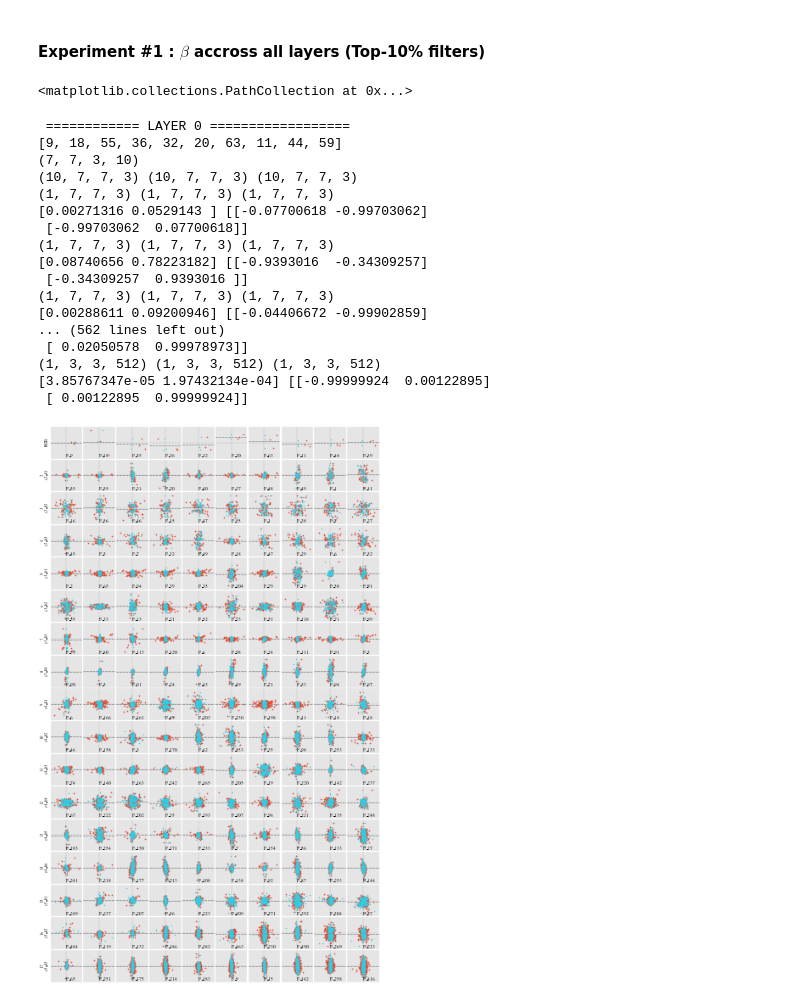
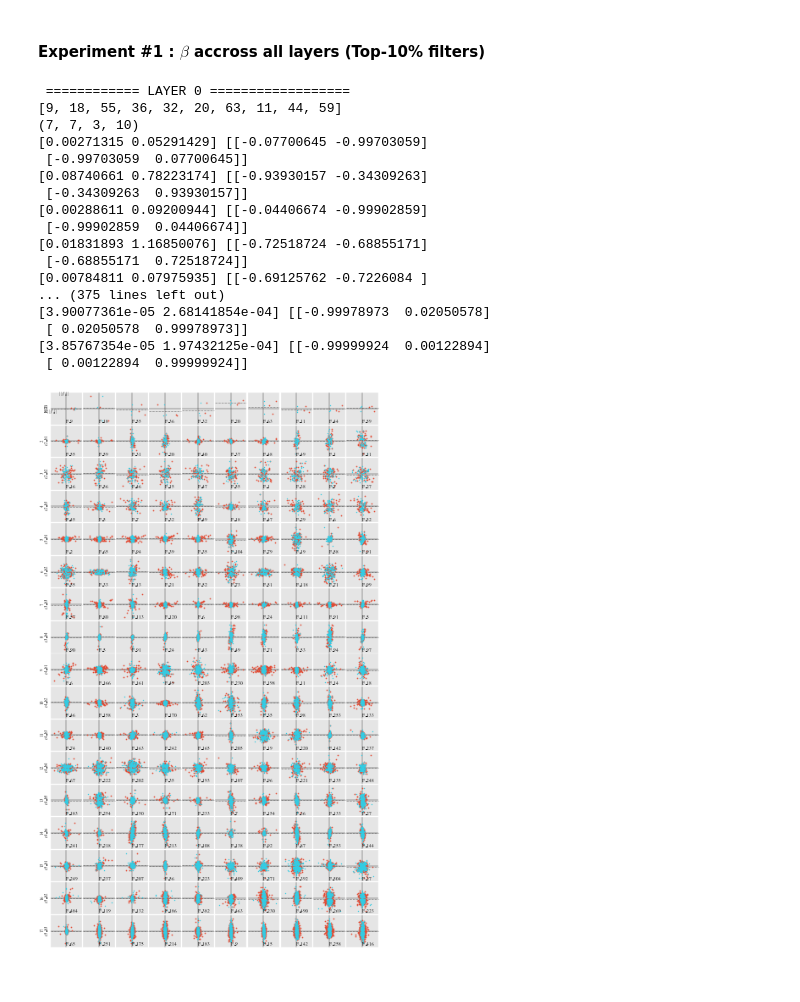
Before and after one commit to liamaltarac/miv_cvpr, a Jupyter notebook: antisym_bipolarity/resnet_sym_antisym.ipynb, the cells around one changed output. Drawn from its saved outputs; the diff is of its cells as text; code cells hidden in the pictures.

```diff
--- a/antisym_bipolarity/resnet_sym_antisym.ipynb
+++ b/antisym_bipolarity/resnet_sym_antisym.ipynb
@@ -45,10 +45,6 @@ model = ResNet50(weights='imagenet',
                   input_shape=(224, 224, 3))
 # %%
 k = 10 # Top 10% highest l2-magnitude filters
-# %%
-ax[0, 0].collections[1]
-# %% [output]
-<matplotlib.collections.PathCollection at 0x...>
 # %%
 
 #plt.style.use(['ggplot'])
@@ -132,8 +128,9 @@ for l_num, l in enumerate(conv_layers):
 		ax[l_num, i].yaxis.set_ticks_position('left')'''
 
 
-		ax[l_num, i].axhline(0, color='black', clip_on=False, zorder=-2,linewidth=-.1)
-		ax[l_num, i].axvline(0, color='black', clip_on=False, zorder=-2,linewidth=-.1)
+
+		ax[l_num, i].axhline(0, color='black', linewidth=0.5, zorder=0)
+		ax[l_num, i].axvline(0, color='black', linewidth=0.5, zorder=0)
 
 		ax[l_num, i].scatter(fa1, s_mag[:,i]*dc[:,i], s=2, color='#E24A33', clip_on=False)
 		ax[l_num, i].scatter(fa2, s_mag[:,i]*dc[:,i], s=1, color='#33CBE2', clip_on=False)
@@ -142,51 +139,58 @@ for l_num, l in enumerate(conv_layers):
 
 
 		ax[l_num, i].text(0.5,0.15, f"F_{top10F[i]}", transform=ax[l_num, i].transAxes, va='top')
+
+
+
+		if l_num == 0 and i ==0 :
+			ax[l_num, i].text(-0.3, lim*0.75, r"$||f_s||$", ha='center', va='bottom', fontsize=8)
+			ax[l_num, i].text(-lim*0.6, -0.4, r"$||f_a||$", ha='right', va='center', fontsize=8)
+
 
 		ax[l_num, i].set_box_aspect(1)
 
 		ax[l_num, i].set_xticks([])
 		ax[l_num, i].set_yticks([])
 		ax[l_num, i].set_aspect('equal')
 		ax[l_num, i].collections[0].set_rasterized(True)
 		ax[l_num, i].collections[1].set_rasterized(True)
 
 
 		#ax[l_num, i].arrow(0, 0, e_vec[0]/lim, e_vec[1]/lim, color="black", linestyle="--")
 		#ax[l_num, i].arrow(0, 0, e_vec[0]*e_val*5, e_vec[1]*e_val*5, color="black", linestyle="--")
 
 		#ax[l_num, i].set_title(f"{c:.2f}, {s:.2f}")
 for i, l_num in enumerate(conv_layers):
 
 	#print(conv_layers[0].name)
 	match = re.search(r"conv(\d+)_block(\d+)", conv_layers[i].name)
 	if match is None:
 		match = re.search(r"conv(\d+)_conv", conv_layers[i].name)
 		ax[i, 0].set_ylabel(f"RGB", fontsize=7)
 		continue
 
 	ax[i, 0].set_ylabel(f"{i+1}\nc{match.group(1)}_b{match.group(2)}", fontsize=7)
 
 #fig.subplots_adjust(left=None, bottom=None, right=0.005, top=0.005)
 # %% [output]
  ============ LAYER 0 ==================
 [9, 18, 55, 36, 32, 20, 63, 11, 44, 59]
 (7, 7, 3, 10)
-(10, 7, 7, 3) (10, 7, 7, 3) (10, 7, 7, 3)
-(1, 7, 7, 3) (1, 7, 7, 3) (1, 7, 7, 3)
-[0.00271316 0.0529143 ] [[-0.07700618 -0.99703062]
- [-0.99703062  0.07700618]]
-(1, 7, 7, 3) (1, 7, 7, 3) (1, 7, 7, 3)
-[0.08740656 0.78223182] [[-0.9393016  -0.34309257]
- [-0.34309257  0.9393016 ]]
-(1, 7, 7, 3) (1, 7, 7, 3) (1, 7, 7, 3)
-[0.00288611 0.09200946] [[-0.04406672 -0.99902859]
-... (562 lines left out)
+[0.00271315 0.05291429] [[-0.07700645 -0.99703059]
+ [-0.99703059  0.07700645]]
+[0.08740661 0.78223174] [[-0.93930157 -0.34309263]
+ [-0.34309263  0.93930157]]
+[0.00288611 0.09200944] [[-0.04406674 -0.99902859]
+ [-0.99902859  0.04406674]]
+[0.01831893 1.16850076] [[-0.72518724 -0.68855171]
+ [-0.68855171  0.72518724]]
+[0.00784811 0.07975935] [[-0.69125762 -0.7226084 ]
+... (375 lines left out)
+[3.90077361e-05 2.68141854e-04] [[-0.99978973  0.02050578]
  [ 0.02050578  0.99978973]]
-(1, 3, 3, 512) (1, 3, 3, 512) (1, 3, 3, 512)
-[3.85767347e-05 1.97432134e-04] [[-0.99999924  0.00122895]
- [ 0.00122895  0.99999924]]
+[3.85767354e-05 1.97432125e-04] [[-0.99999924  0.00122894]
+ [ 0.00122894  0.99999924]]
-[figure, old version]
+[figure, new version]
 # %%
 fig.subplots_adjust(wspace=0.025, hspace=0.025)
 plt.show()
```
Also changed, not shown: 6 other files.
